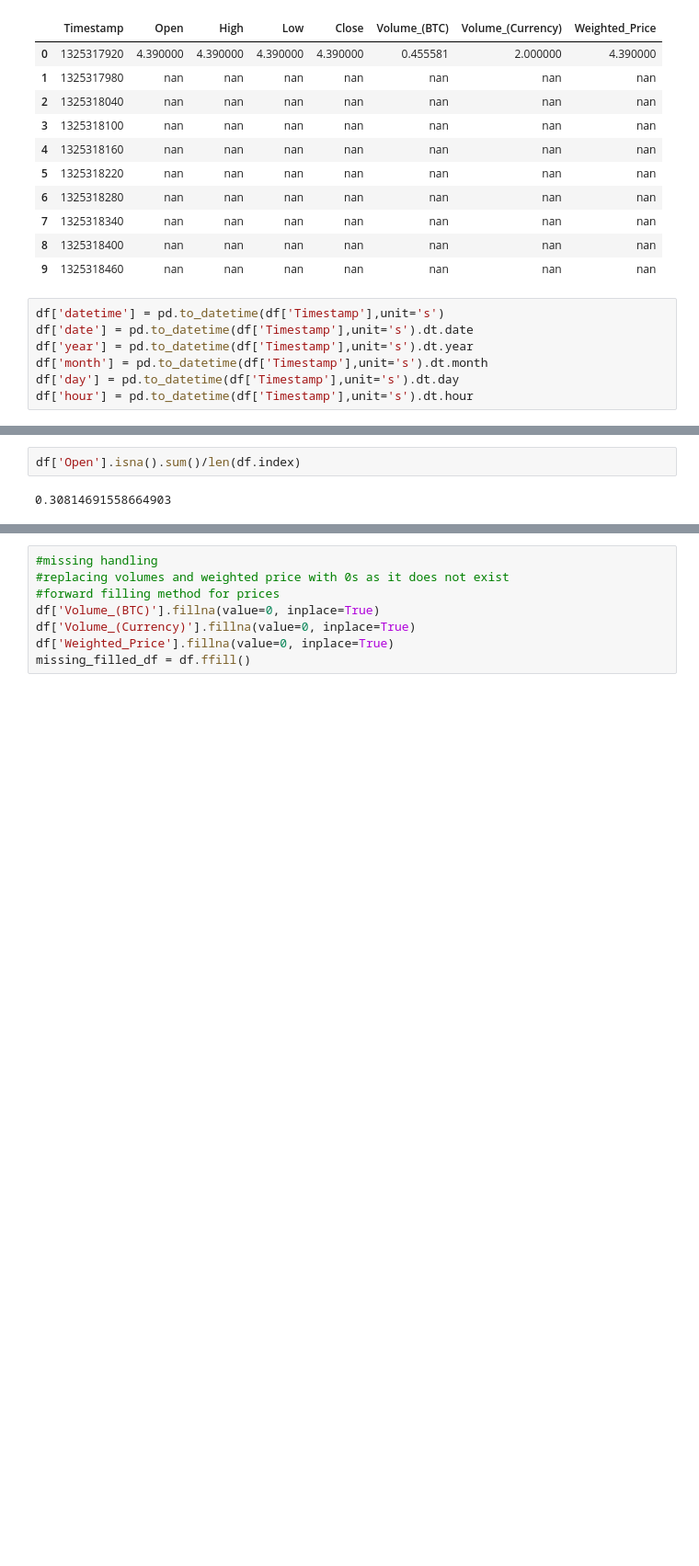
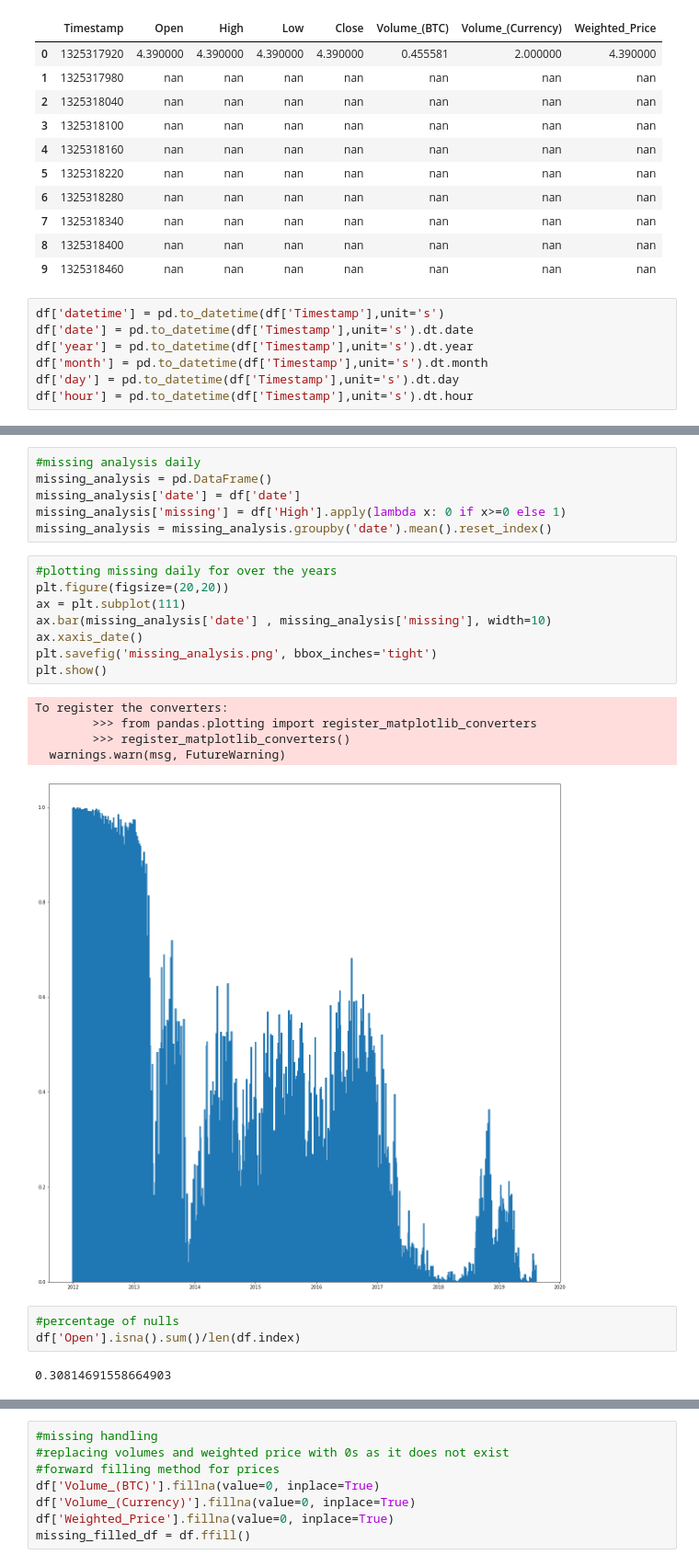
Before and after one commit to Danielulug/bitcoin-data-mining, a Jupyter notebook: main.ipynb, the cells around one changed output, grey strips where cells are left out. Shown at 92% size. Saved outputs shown, nothing was run; the diff lists cells and outputs as text; blank space fills up the shorter version.

Commit message:
minor changes, added comments and graphs

```diff
--- a/main.ipynb
+++ b/main.ipynb
@@ -46,7 +46,28 @@ df.head(5)
 | 2 | 1325318040 | nan | nan | nan | nan | nan | nan | nan | ... |
 | 3 | 1325318100 | nan | nan | nan | nan | nan | nan | nan | ... |
 | 4 | 1325318160 | nan | nan | nan | nan | nan | nan | nan | ... |
+# %%
+#missing analysis daily
+missing_analysis = pd.DataFrame()
+missing_analysis['date'] = df['date']
+missing_analysis['missing'] = df['High'].apply(lambda x: 0 if x>=0 else 1)
+missing_analysis = missing_analysis.groupby('date').mean().reset_index()
+# %%
+#plotting missing daily for over the years
+plt.figure(figsize=(20,20))
+ax = plt.subplot(111)
+ax.bar(missing_analysis['date'] , missing_analysis['missing'], width=10)
+ax.xaxis_date()
+plt.savefig('missing_analysis.png', bbox_inches='tight')
+plt.show()
+# %% [output]
+To register the converters:
+        >>> from pandas.plotting import register_matplotlib_converters
+        >>> register_matplotlib_converters()
+  warnings.warn(msg, FutureWarning)
+[figure, added]
 # %%
+#percentage of nulls
 df['Open'].isna().sum()/len(df.index)
 # %% [output]
 0.30814691558664903
```
Also changed, not shown: parts of 38 cells of this notebook.
